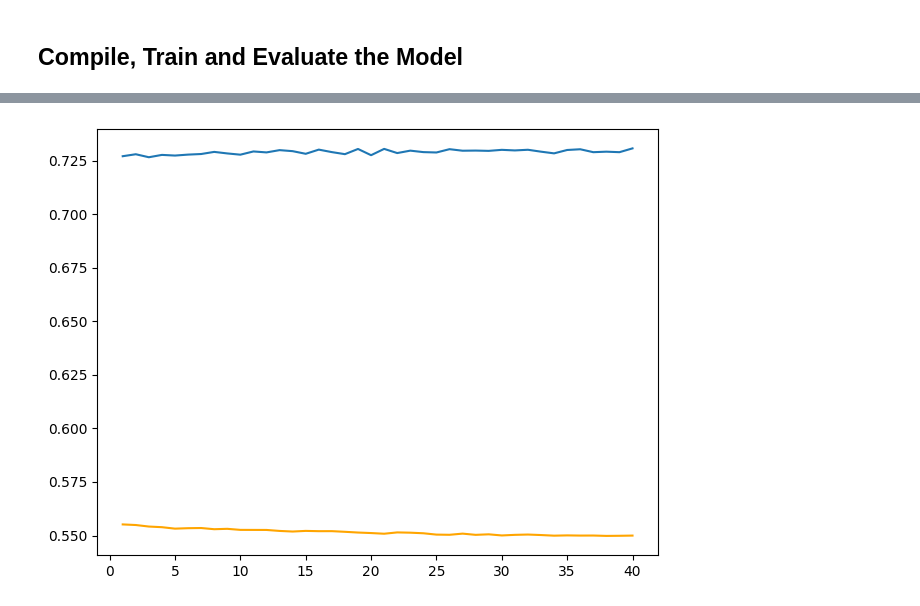
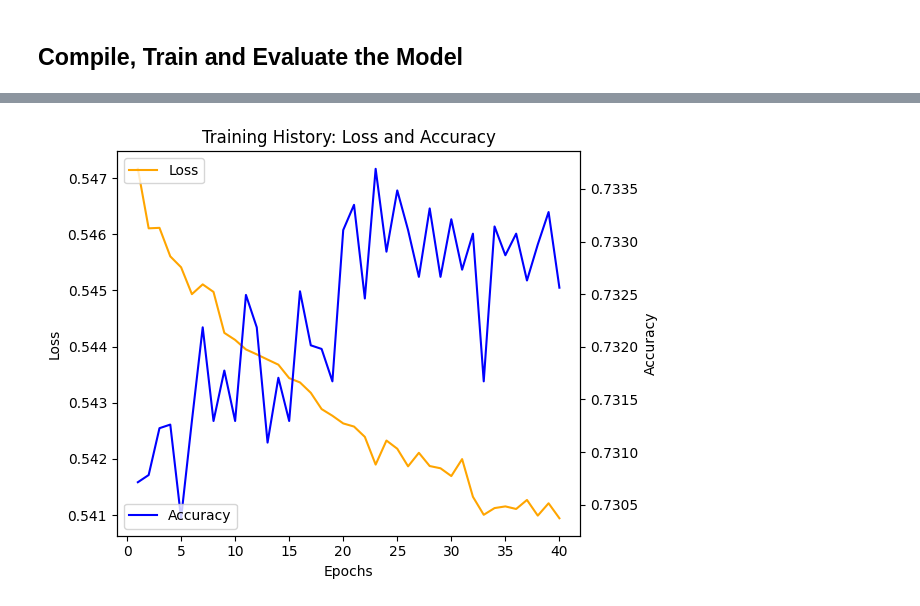
Before and after one commit to ValentynaK17/deep-learning-challenge, a Jupyter notebook: Binary_Classification.ipynb, the cells around one changed output, grey strips where cells are left out. Cells and saved outputs as stored; diff of their text form; code cells hidden in the pictures.

```diff
--- a/Binary_Classification.ipynb
+++ b/Binary_Classification.ipynb
@@ -244,4 +226,0 @@ repl_dict
-# %%
-# update the 'INCOME_AMT' column of original input data with min integer values and check the result
-application_df['INCOME_AMT']=application_df['INCOME_AMT'].map(repl_dict)
-application_df['INCOME_AMT'].value_counts()
@@ -279,2 +248,5 @@ memory usage: 2.4+ MB
+# %%
+cat_cols=['APPLICATION_TYPE', 'AFFILIATION' , 'CLASSIFICATION' , 'USE_CASE'  , 'ORGANIZATION','INCOME_AMT']
+int_cols=['STATUS','SPECIAL_CONSIDERATIONS','ASK_AMT','IS_SUCCESSFUL']
 # %%
 # plot numerical data
@@ -310,6 +283,6 @@ for i in application_df.columns[:5]:
 # %%
 # Convert categorical data to numeric with `pd.get_dummies`
-categ_converted_df=pd.get_dummies(application_df[['APPLICATION_TYPE', 'AFFILIATION' , 'CLASSIFICATION' , 'USE_CASE'  , 'ORGANIZATION']])
+categ_converted_df=pd.get_dummies(application_df[cat_cols])
 categ_converted_df=categ_converted_df.astype(int)
 categ_converted_df.head()
 # %% [output]
@@ -323,5 +296,5 @@ categ_converted_df.head()
 # %%
 # keep numerical data separately
-application_df_ml_input=application_df[['INCOME_AMT','SPECIAL_CONSIDERATIONS','ASK_AMT','IS_SUCCESSFUL']].copy()
+application_df_ml_input=application_df[int_cols].copy()
 application_df_ml_input.head()
 # %% [output]
@@ -479,16 +455,10 @@ WARNING:tensorflow:Value in checkpoint could not be found in the restored object
 # %%
 # Create a DataFrame containing training history
 history_df = pd.DataFrame(top_model_c.history)
 
 # Increase the index by 1 to match the number of epochs
 history_df.index += 1
 
-fig, ax1 = plt.subplots()
-# Plot the loss
-ax1.plot(history_df["loss"], label='loss', color='orange')
-# Plot the accuracy
-ax1.plot(history_df["accuracy"], label='accuracy')
-plt.tight_layout()
-plt.show()
+plot_metrics(history_df)
 # %% [output]
-[figure, old version]
+[figure, new version]
```
Also changed, not shown: parts of 37 cells of this notebook, 2 other files.
